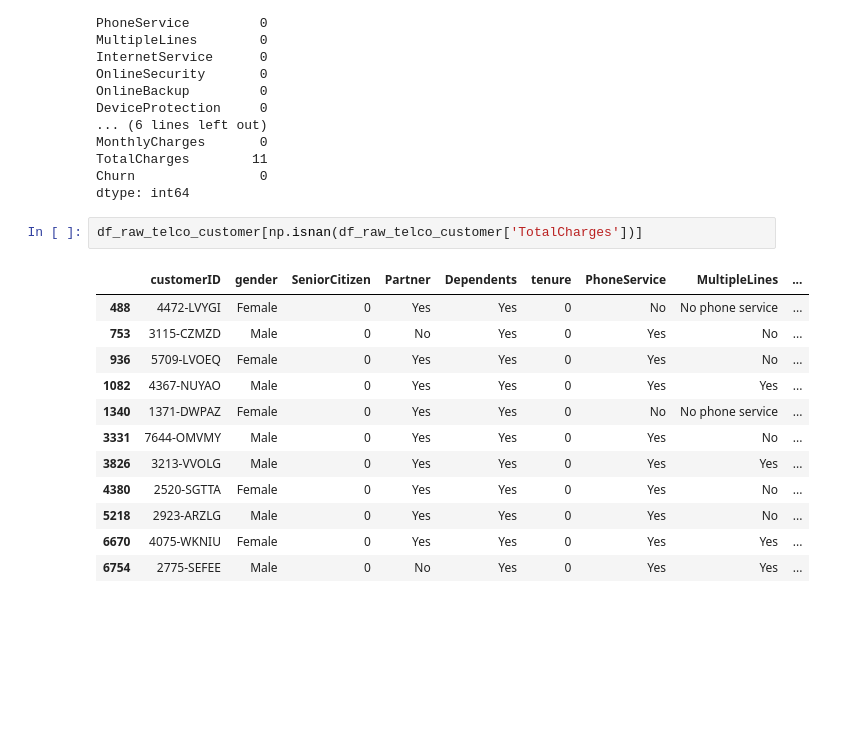
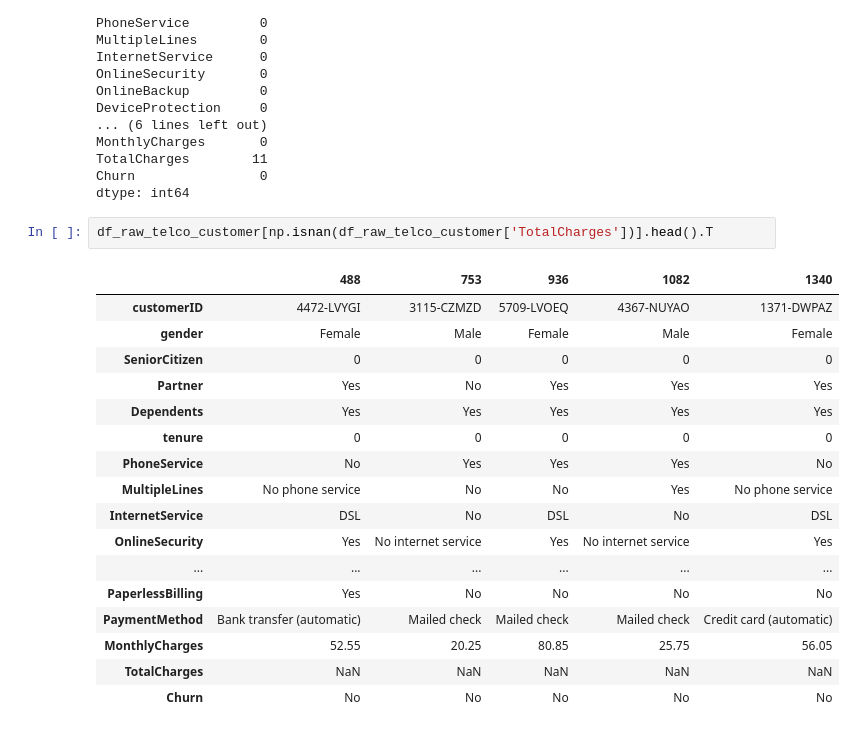
Before and after one commit to hector1994/churn_model_v1, a Jupyter notebook: churn_model_v1.ipynb, the cells around one changed output. Drawn from its saved outputs; the diff is of its cells as text; blank space fills up the shorter version.

```diff
--- a/churn_model_v1.ipynb
+++ b/churn_model_v1.ipynb
@@ -209,17 +209,22 @@ TotalCharges        11
 Churn                0
 dtype: int64
 # %%
-df_raw_telco_customer[np.isnan(df_raw_telco_customer['TotalCharges'])]
+df_raw_telco_customer[np.isnan(df_raw_telco_customer['TotalCharges'])].head().T
 # %% [output]
-|  | customerID | gender | SeniorCitizen | Partner | Dependents | tenure | PhoneService | MultipleLines | ... |
-| 488 | 4472-LVYGI | Female | 0 | Yes | Yes | 0 | No | No phone service | ... |
-| 753 | 3115-CZMZD | Male | 0 | No | Yes | 0 | Yes | No | ... |
-| 936 | 5709-LVOEQ | Female | 0 | Yes | Yes | 0 | Yes | No | ... |
-| 1082 | 4367-NUYAO | Male | 0 | Yes | Yes | 0 | Yes | Yes | ... |
-| 1340 | 1371-DWPAZ | Female | 0 | Yes | Yes | 0 | No | No phone service | ... |
-| 3331 | 7644-OMVMY | Male | 0 | Yes | Yes | 0 | Yes | No | ... |
-| 3826 | 3213-VVOLG | Male | 0 | Yes | Yes | 0 | Yes | Yes | ... |
-| 4380 | 2520-SGTTA | Female | 0 | Yes | Yes | 0 | Yes | No | ... |
-| 5218 | 2923-ARZLG | Male | 0 | Yes | Yes | 0 | Yes | No | ... |
-| 6670 | 4075-WKNIU | Female | 0 | Yes | Yes | 0 | Yes | Yes | ... |
-| 6754 | 2775-SEFEE | Male | 0 | No | Yes | 0 | Yes | Yes | ... |
+|  | 488 | 753 | 936 | 1082 | 1340 |
+| customerID | 4472-LVYGI | 3115-CZMZD | 5709-LVOEQ | 4367-NUYAO | 1371-DWPAZ |
+| gender | Female | Male | Female | Male | Female |
+| SeniorCitizen | 0 | 0 | 0 | 0 | 0 |
+| Partner | Yes | No | Yes | Yes | Yes |
+| Dependents | Yes | Yes | Yes | Yes | Yes |
+| tenure | 0 | 0 | 0 | 0 | 0 |
+| PhoneService | No | Yes | Yes | Yes | No |
+| MultipleLines | No phone service | No | No | Yes | No phone service |
+| InternetService | DSL | No | DSL | No | DSL |
+| OnlineSecurity | Yes | No internet service | Yes | No internet service | Yes |
+| ... | ... | ... | ... | ... | ... |
+| PaperlessBilling | Yes | No | No | No | No |
+| PaymentMethod | Bank transfer (automatic) | Mailed check | Mailed check | Mailed check | Credit card (automatic) |
+| MonthlyCharges | 52.55 | 20.25 | 80.85 | 25.75 | 56.05 |
+| TotalCharges | NaN | NaN | NaN | NaN | NaN |
+| Churn | No | No | No | No | No |
```
